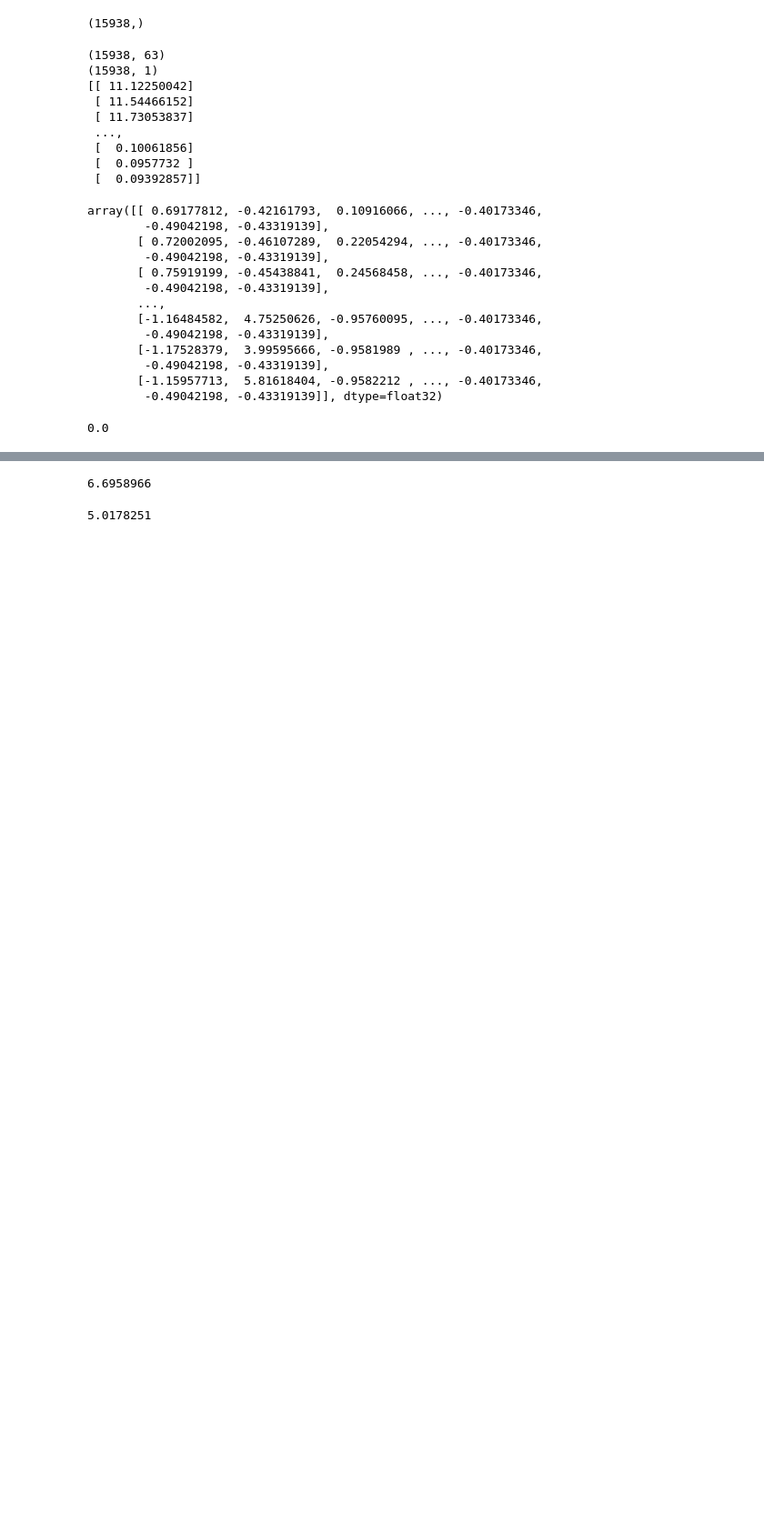
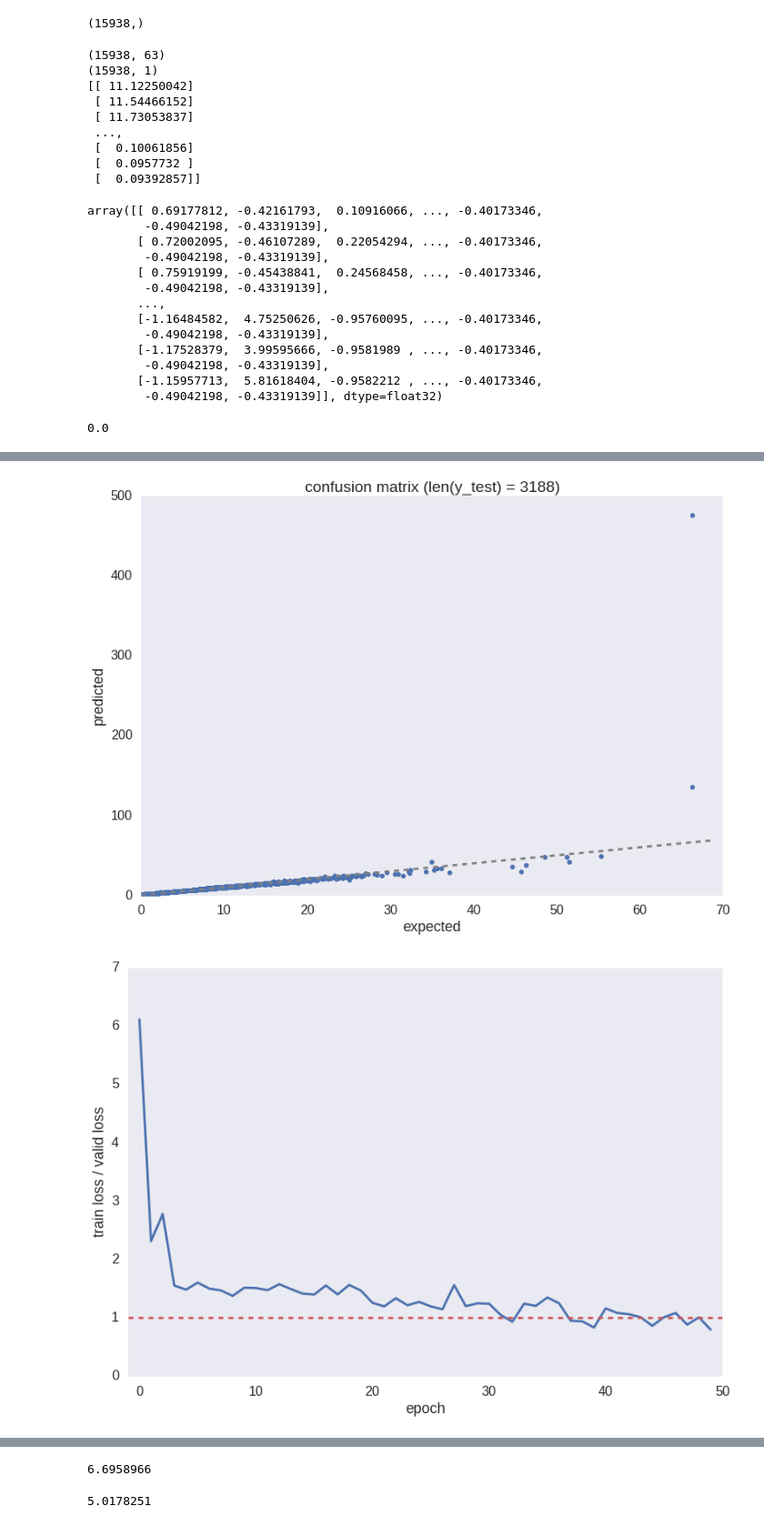
Before and after one commit to aflyax/Python, a Jupyter notebook: athenahealth_analysis/athena_regression.ipynb, the cells around one changed output, grey strips where cells are left out. Shown at 91% size. Saved outputs shown, nothing was run; the diff lists cells and outputs as text; code cells hidden in the pictures; blank space fills up the shorter version.

```diff
--- a/athenahealth_analysis/athena_regression.ipynb
+++ b/athenahealth_analysis/athena_regression.ipynb
@@ -394,0 +401,52 @@ np.mean(np.isnan(y))
+# %%
+# [ valid_losses[i['epoch']-1] = i['valid_loss'] for i in net0.train_history_]
+
+# net0.train_history_[0]['train_loss']
+
+# for i in net0.train_history_:
+#     print(i['epoch']-1)
+
+# sns.set(context='poster', style='dark')
+
+def plot_training_history(model):
+
+    sns.set(context='poster', style='dark')
+
+    valid_losses = np.array([ i['valid_loss'] for i in model.train_history_ ])
+    train_losses = np.array([ i['train_loss'] for i in model.train_history_ ])
+
+    plt.figure()
+    plt.plot(train_losses/valid_losses)
+    plt.plot([-1, len(train_losses)], [1, 1], '--', c='indianred')
+    plt.ylabel('train loss / valid loss')
+    plt.xlabel('epoch')
+    plt.xlim([-1, len(train_losses)])
+
+
+    plt.figure()
+    plt.plot(valid_losses, label='valid')
+    plt.plot(train_losses, 'r', label='train')
+    plt.ylabel('loss')
+    plt.xlabel('epoch')
+    plt.xlim([-1, len(train_losses)])
+    plt.legend(loc='best')
+
+
+def plot_confusion_matrix(X_test, y_test, model):
+    plt.plot(y_test, np.e**model.predict(X_test), '.')
+    plt.xlabel('expected')
+    plt.ylabel('predicted')
+
+    max_num = np.max([np.max(y_test), np.max(np.e**model.predict(X_test))])
+
+#     plt.xlim([0, max_num])
+#     plt.ylim([0, max_num])
+
+    plt.plot(range(70), range(70), '--', c='gray')
+    plt.title('confusion matrix (len(y_test) = {})'.format(len(y_test)))
+
+plot_confusion_matrix(X_test, y_test, net0)
+plot_training_history(net0)
+# %% [output]
+[figure, added]
+[figure, added]
```
Also changed, not shown: parts of 6 cells of this notebook.
